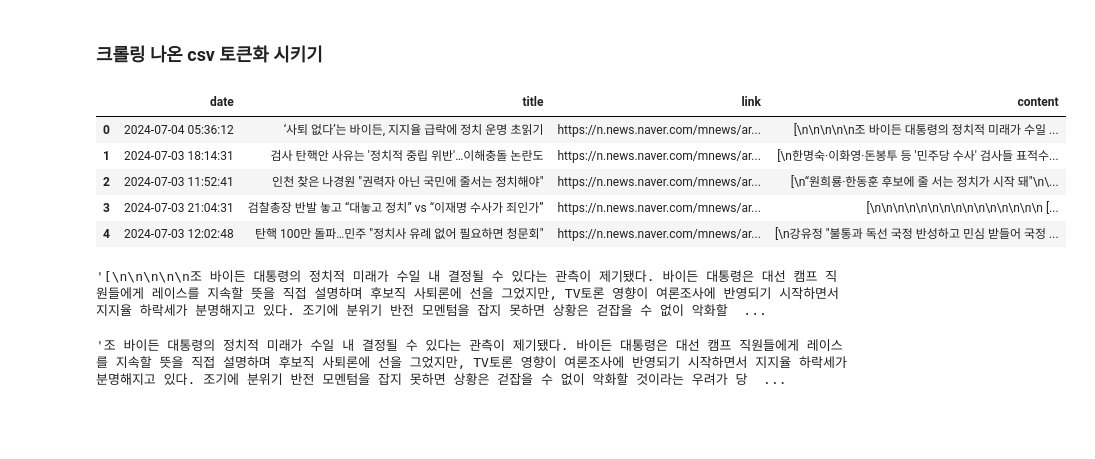
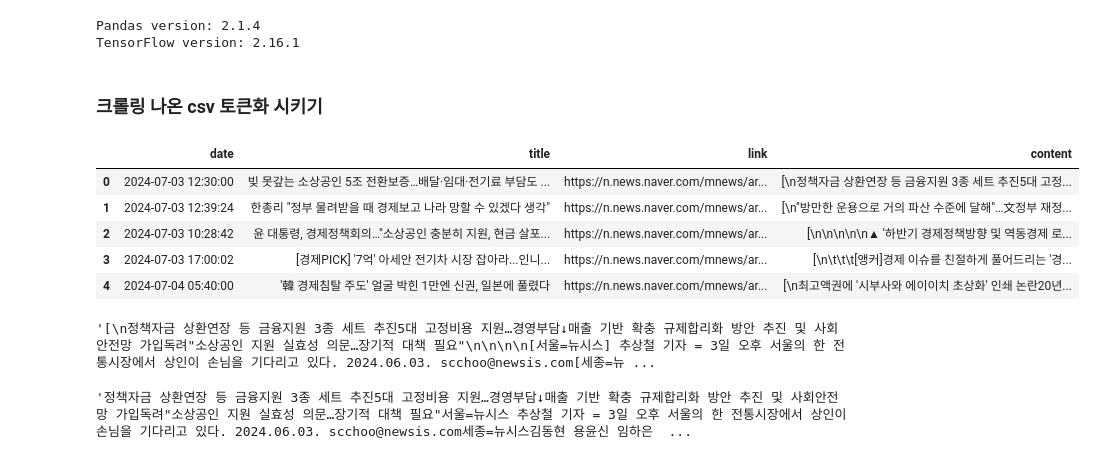
Before and after one commit to rhkddud0310/HaruSijack, a Jupyter notebook: DataAnalysis/Analysis/RND_NLP_transformer/07_1.Simulator_jihwan.ipynb, the cells around one changed output. Drawn from its saved outputs; the diff is of its cells as text; code cells hidden in the pictures; blank space fills up the shorter version.

```diff
--- a/DataAnalysis/Analysis/RND_NLP_transformer/07_1.Simulator_jihwan.ipynb
+++ b/DataAnalysis/Analysis/RND_NLP_transformer/07_1.Simulator_jihwan.ipynb
@@ -11,22 +13,27 @@
 import pandas as pd
 import re
 import tensorflow as tf
+print(f"Pandas version: {pd.__version__}")
+print(f"TensorFlow version: {tf.__version__}")
+# %% [output]
+Pandas version: 2.1.4
+TensorFlow version: 2.16.1
 # %% [markdown]
 ### 크롤링 나온 csv 토큰화 시키기
 # %%
-data = pd.read_csv("./NewsData/정치_20240704_10시18분.csv")
+data = pd.read_csv("./NewsData/경제_20240704_10시17분.csv")
 data.head()
 # %% [output]
 |  | date | title | link | content |
-| 0 | 2024-07-04 05:36:12 | ‘사퇴 없다’는 바이든, 지지율 급락에 정치 운명 초읽기 | https://n.news.naver.com/mnews/ar... | [\n\n\n\n\n조 바이든 대통령의 정치적 미래가 수일 ... |
-| 1 | 2024-07-03 18:14:31 | 검사 탄핵안 사유는 '정치적 중립 위반'…이해충돌 논란도 | https://n.news.naver.com/mnews/ar... | [\n한명숙·이화영·돈봉투 등 '민주당 수사' 검사들 표적수... |
-| 2 | 2024-07-03 11:52:41 | 인천 찾은 나경원 "권력자 아닌 국민에 줄서는 정치해야" | https://n.news.naver.com/mnews/ar... | [\n“원희룡·한동훈 후보에 줄 서는 정치가 시작 돼"\n\... |
-| 3 | 2024-07-03 21:04:31 | 검찰총장 반발 놓고 “대놓고 정치” vs “이재명 수사가 죄인가” | https://n.news.naver.com/mnews/ar... | [\n\n\n\n\n\n\n\n\n\n\n\n\n\n\n [... |
-| 4 | 2024-07-03 12:02:48 | 탄핵 100만 돌파…민주 "정치사 유례 없어 필요하면 청문회" | https://n.news.naver.com/mnews/ar... | [\n강유정 "불통과 독선 국정 반성하고 민심 받들어 국정 ... |
+| 0 | 2024-07-03 12:30:00 | 빚 못갚는 소상공인 5조 전환보증…배달·임대·전기료 부담도 ... | https://n.news.naver.com/mnews/ar... | [\n정책자금 상환연장 등 금융지원 3종 세트 추진5대 고정... |
+| 1 | 2024-07-03 12:39:24 | 한총리 "정부 물려받을 때 경제보고 나라 망할 수 있겠다 생각" | https://n.news.naver.com/mnews/ar... | [\n"방만한 운용으로 거의 파산 수준에 달해"…文정부 재정... |
+| 2 | 2024-07-03 10:28:42 | 윤 대통령, 경제정책회의…"소상공인 충분히 지원, 현금 살포... | https://n.news.naver.com/mnews/ar... | [\n\n\n\n\n▲ '하반기 경제정책방향 및 역동경제 로... |
+| 3 | 2024-07-03 17:00:02 | [경제PICK] '7억' 아세안 전기차 시장 잡아라...인니... | https://n.news.naver.com/mnews/ar... | [\n\t\t\t[앵커]경제 이슈를 친절하게 풀어드리는 '경... |
+| 4 | 2024-07-04 05:40:00 | '韓 경제침탈 주도' 얼굴 박힌 1만엔 신권, 일본에 풀렸다 | https://n.news.naver.com/mnews/ar... | [\n최고액권에 '시부사와 에이이치 초상화' 인쇄 논란20년... |
 # %%
 data['content'][0]
 # %% [output]
-'[\n\n\n\n\n조 바이든 대통령의 정치적 미래가 수일 내 결정될 수 있다는 관측이 제기됐다. 바이든 대통령은 대선 캠프 직원들에게 레이스를 지속할 뜻을 직접 설명하며 후보직 사퇴론에 선을 그었지만, TV토론 영향이 여론조사에 반영되기 시작하면서 지지율 하락세가 분명해지고 있다. 조기에 분위기 반전 모멘텀을 잡지 못하면 상황은 걷잡을 수 없이 악화할  ...
+'[\n정책자금 상환연장 등 금융지원 3종 세트 추진5대 고정비용 지원…경영부담↓매출 기반 확충 규제합리화 방안 추진 및 사회안전망 가입독려"소상공인 지원 실효성 의문…장기적 대책 필요"\n\n\n\n[서울=뉴시스] 추상철 기자 = 3일 오후 서울의 한 전통시장에서 상인이 손님을 기다리고 있다. 2024.06.03. scchoo@newsis.com[세종=뉴 ...
 # %%
 data2 = data.copy() # data2에 data 복제
 data2.head()
@@ -55,4 +62,4 @@ data2.head()
 
 data2['newContent'][0]
 # %% [output]
-'조 바이든 대통령의 정치적 미래가 수일 내 결정될 수 있다는 관측이 제기됐다. 바이든 대통령은 대선 캠프 직원들에게 레이스를 지속할 뜻을 직접 설명하며 후보직 사퇴론에 선을 그었지만, TV토론 영향이 여론조사에 반영되기 시작하면서 지지율 하락세가 분명해지고 있다. 조기에 분위기 반전 모멘텀을 잡지 못하면 상황은 걷잡을 수 없이 악화할 것이라는 우려가 당  ...
+'정책자금 상환연장 등 금융지원 3종 세트 추진5대 고정비용 지원…경영부담↓매출 기반 확충 규제합리화 방안 추진 및 사회안전망 가입독려"소상공인 지원 실효성 의문…장기적 대책 필요"서울=뉴시스 추상철 기자 = 3일 오후 서울의 한 전통시장에서 상인이 손님을 기다리고 있다. 2024.06.03. scchoo@newsis.com세종=뉴시스김동현 용윤신 임하은  ...
```
Also changed, not shown: parts of 6 cells of this notebook, 6 other files.
